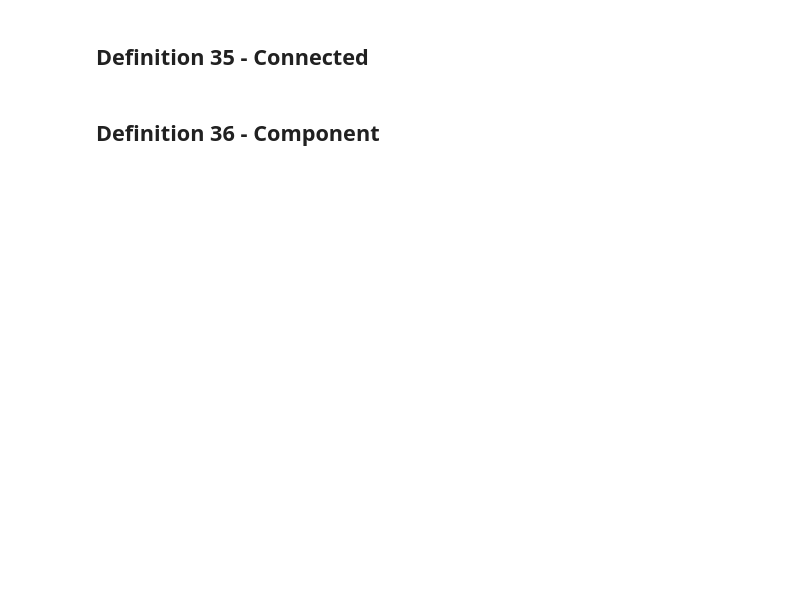
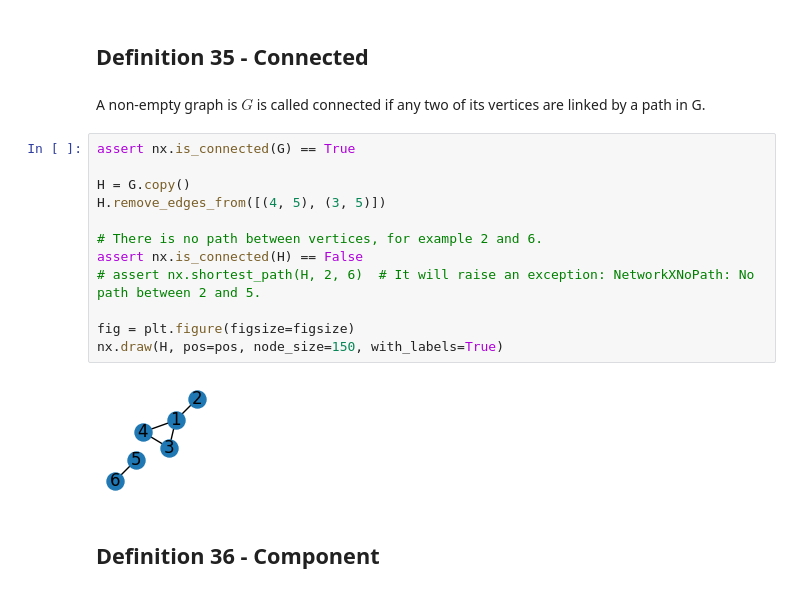
Before and after one commit to lipinski/graph-theory, a Jupyter notebook: definitions.ipynb, the cells around one changed output. Saved outputs shown, nothing was run; the diff lists cells and outputs as text; blank space fills up the shorter version.

Commit message:
Add Connected Component Separator Cutvertex Bridge

```diff
--- a/definitions.ipynb
+++ b/definitions.ipynb
@@ -654,4 +654,20 @@ Trail is an open walk in which no edge is repeated.
 # %% [markdown]
 ## Definition 35 - Connected
+# %% [markdown]
+A non-empty graph is $G$ is called connected if any two of its vertices are linked by a path in G.
+# %%
+assert nx.is_connected(G) == True
+
+H = G.copy()
+H.remove_edges_from([(4, 5), (3, 5)])
+
+# There is no path between vertices, for example 2 and 6.
+assert nx.is_connected(H) == False
+# assert nx.shortest_path(H, 2, 6)  # It will raise an exception: NetworkXNoPath: No path between 2 and 5.
+
+fig = plt.figure(figsize=figsize)
+nx.draw(H, pos=pos, node_size=150, with_labels=True)
+# %% [output]
+[figure, added]
 # %% [markdown]
 ## Definition 36 - Component
```
Also changed, not shown: parts of 16 cells of this notebook.
